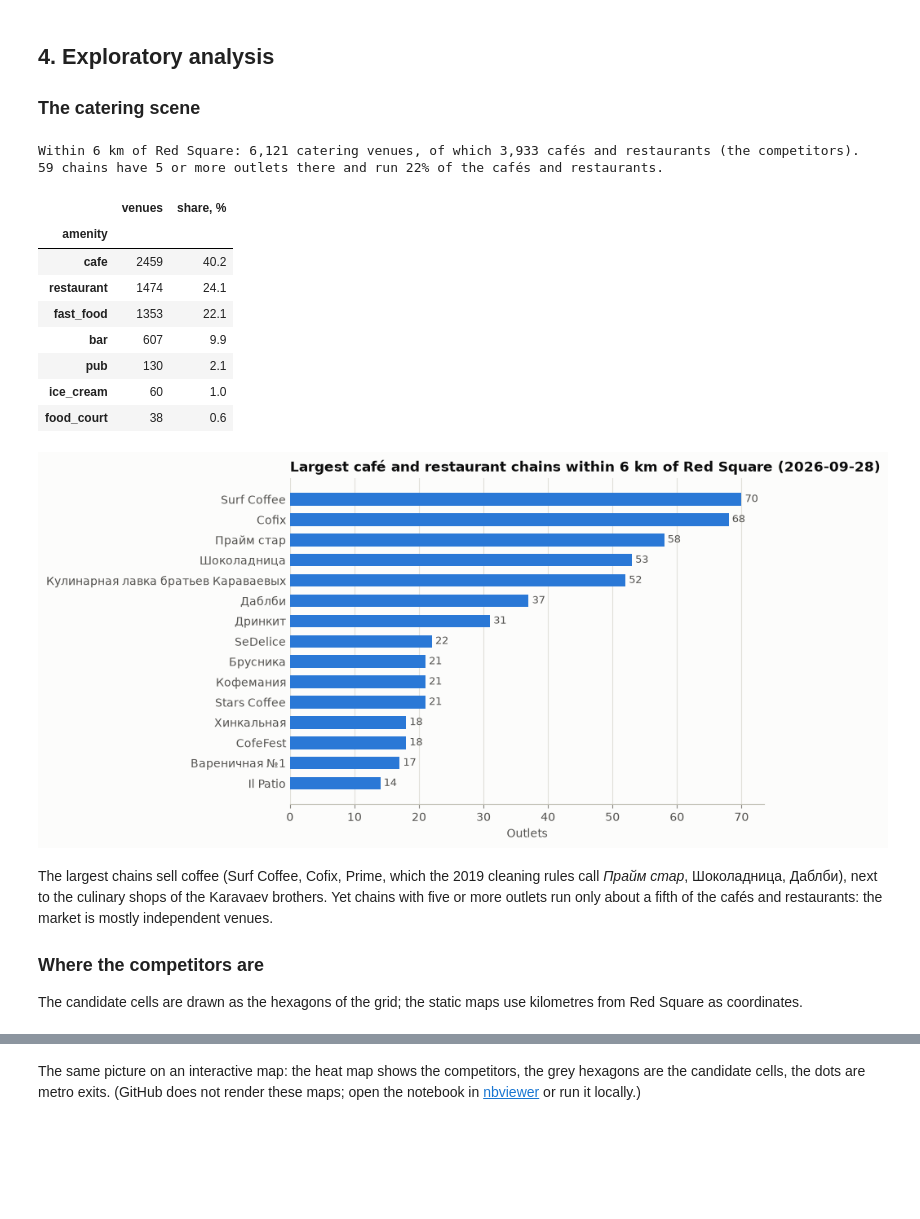
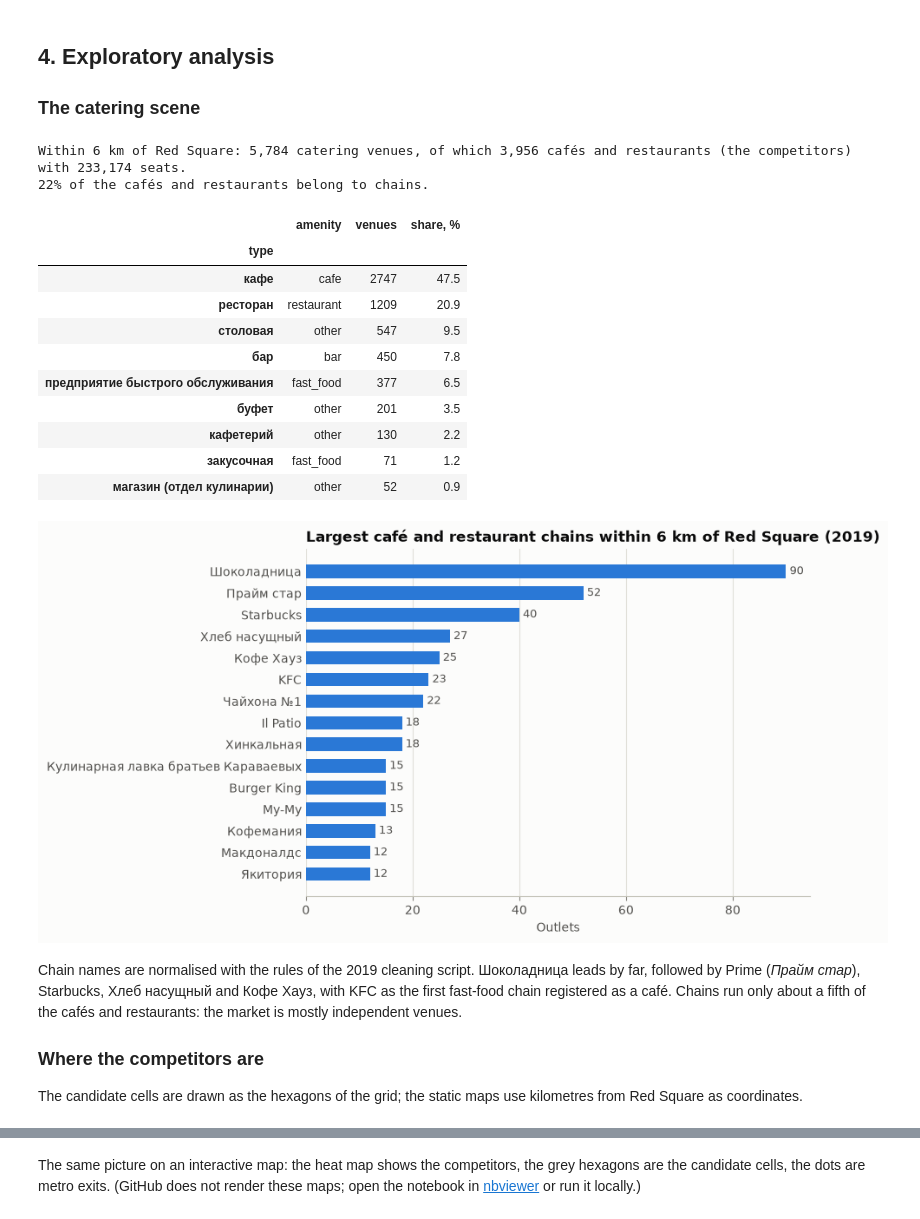
Before and after one commit to petro1eum/capstone, a Jupyter notebook: notebooks/03_cafe_location_analysis.ipynb, the cells around one changed output, grey strips where cells are left out. Saved outputs shown, nothing was run; the diff lists cells and outputs as text; code cells hidden in the pictures; blank space fills up the shorter version.

```diff
--- a/notebooks/03_cafe_location_analysis.ipynb
+++ b/notebooks/03_cafe_location_analysis.ipynb
@@ -253,49 +270,50 @@ UTM zone 33 overstated distances by 2.4%: the farthest cell is 5,992 m away in z
 # %%
 catering = layers["catering"]
 central = catering[distance_from(catering, *RED_SQUARE) <= 6000]
-composition = central["amenity"].value_counts().rename("venues").to_frame()
+composition = central.groupby(["type", "amenity"]).size().rename("venues").reset_index("amenity")
+composition = composition.sort_values("venues", ascending=False)
 composition["share, %"] = (100 * composition["venues"] / composition["venues"].sum()).round(1)
 
 competitors = central[central["is_competitor"]]
-chain_counts = competitors["chain"].value_counts()
-chains = chain_counts[chain_counts >= 5]
+chain_counts = competitors.loc[competitors["is_chain"], "chain"].value_counts()
 print(f"Within 6 km of Red Square: {len(central):,} catering venues, of which {len(competitors):,} "
-      f"cafés and restaurants (the competitors).")
-print(f"{len(chains)} chains have 5 or more outlets there and run "
-      f"{competitors['chain'].isin(chains.index).mean():.0%} of the cafés and restaurants.")
+      f"cafés and restaurants (the competitors) with {competitors['seats'].sum():,.0f} seats.")
+print(f"{competitors['is_chain'].mean():.0%} of the cafés and restaurants belong to chains.")
 composition
 # %% [output]
-Within 6 km of Red Square: 6,121 catering venues, of which 3,933 cafés and restaurants (the competitors).
-59 chains have 5 or more outlets there and run 22% of the cafés and restaurants.
+Within 6 km of Red Square: 5,784 catering venues, of which 3,956 cafés and restaurants (the competitors) with 233,174 seats.
+22% of the cafés and restaurants belong to chains.
-|  | venues | share, % |
-| amenity |  |  |
-| cafe | 2459 | 40.2 |
-| restaurant | 1474 | 24.1 |
-| fast_food | 1353 | 22.1 |
-| bar | 607 | 9.9 |
-| pub | 130 | 2.1 |
-| ice_cream | 60 | 1.0 |
-| food_court | 38 | 0.6 |
+|  | amenity | venues | share, % |
+| type |  |  |  |
+| кафе | cafe | 2747 | 47.5 |
+| ресторан | restaurant | 1209 | 20.9 |
+| столовая | other | 547 | 9.5 |
+| бар | bar | 450 | 7.8 |
+| предприятие быстрого обслуживания | fast_food | 377 | 6.5 |
+| буфет | other | 201 | 3.5 |
+| кафетерий | other | 130 | 2.2 |
+| закусочная | fast_food | 71 | 1.2 |
+| магазин (отдел кулинарии) | other | 52 | 0.9 |
 # %%
 top_chains = chain_counts.head(15).sort_values()
 fig, ax = plt.subplots(figsize=(7.5, 5.2))
 bars = ax.barh(top_chains.index, top_chains.values, color=BLUE, height=0.62)
 ax.bar_label(bars, padding=3, color=INK_2, fontsize=9)
-ax.set_title(f"Largest café and restaurant chains within 6 km of Red Square ({osm_date})")
+ax.set_title("Largest café and restaurant chains within 6 km of Red Square (2019)")
 ax.set_xlabel("Outlets")
 ax.xaxis.grid(True)
 ax.set_axisbelow(True)
 ax.spines["left"].set_visible(False)
 ax.tick_params(axis="y", length=0)
 save(fig, "fig1_top_chains")
 plt.show()
 # %% [output]
-[figure, old version]
+[figure, new version]
 # %% [markdown]
-The largest chains sell coffee (Surf Coffee, Cofix, Prime, which the 2019 cleaning rules call
-*Прайм стар*, Шоколадница, Даблби), next to the culinary shops of the Karavaev brothers. Yet chains
-with five or more outlets run only about a fifth of the cafés and restaurants: the market is
-mostly independent venues.
+Chain names are normalised with the rules of the 2019 cleaning script. Шоколадница leads by far,
+followed by Prime (*Прайм стар*), Starbucks, Хлеб насущный and Кофе Хауз, with KFC as the first
+fast-food chain registered as a café. Chains run only about a fifth of the cafés and restaurants:
+the market is mostly independent venues.
 
 ### Where the competitors are
 
```
Also changed, not shown: parts of 49 cells of this notebook, 21 other files.
